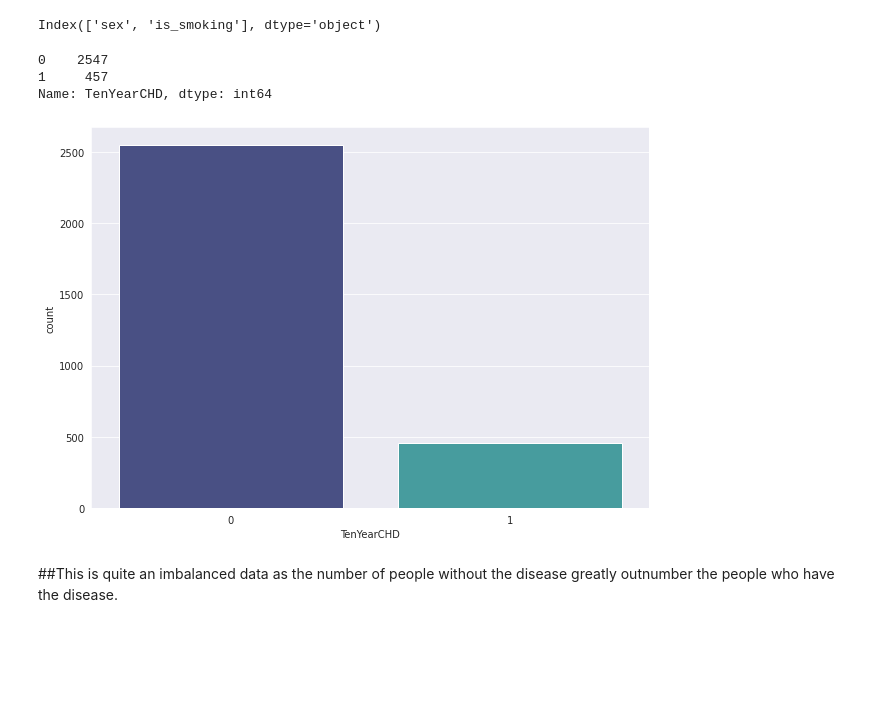
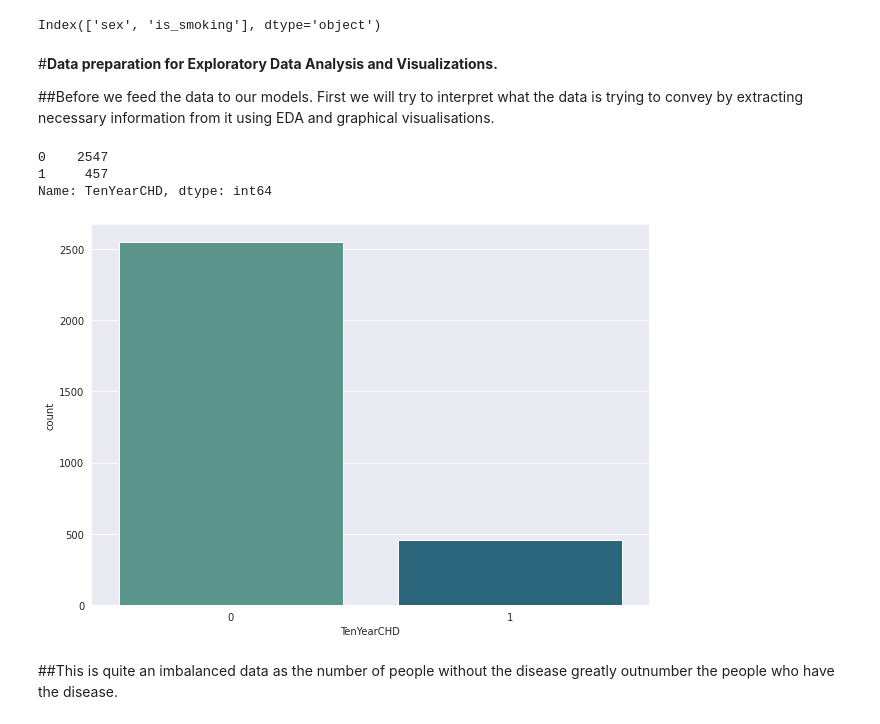
Before and after one commit to skaty5678/Cardiovascular-Risk-Prediction, a Jupyter notebook: Cardiovascular_Risk_Prediction_SANJEEV_KUMAR_THAKUR.ipynb, the cells around one changed output. Cells and saved outputs as stored; diff of their text form; code cells hidden in the pictures; blank space fills up the shorter version.

```diff
--- a/Cardiovascular_Risk_Prediction_SANJEEV_KUMAR_THAKUR.ipynb
+++ b/Cardiovascular_Risk_Prediction_SANJEEV_KUMAR_THAKUR.ipynb
@@ -214,6 +214,10 @@ categorical_features = df.describe(include=['object','category']).columns
 categorical_features
 # %% [output]
 Index(['sex', 'is_smoking'], dtype='object')
+# %% [markdown]
+#<b>Data preparation for Exploratory Data Analysis and Visualizations.</b>
+
+##Before we feed the data to our models. First we will try to interpret what the data is trying to convey by extracting necessary information from it using EDA and graphical visualisations.
 # %%
 df['TenYearCHD'].value_counts()
 # %% [output]
@@ -223,9 +227,9 @@ Name: TenYearCHD, dtype: int64
 # %%
 plt.figure(figsize=(10,7))
 sns.set_style("darkgrid")
-sns.countplot(x='TenYearCHD',data=df,palette='mako')
+sns.countplot(x='TenYearCHD',data=df,palette='crest')
 plt.show()
 # %% [output]
-[figure, old version]
+[figure, new version]
 # %% [markdown]
 ##This is quite an imbalanced data as the number of people without the disease greatly outnumber the people who have the disease.
```
Also changed, not shown: parts of 126 cells of this notebook.
